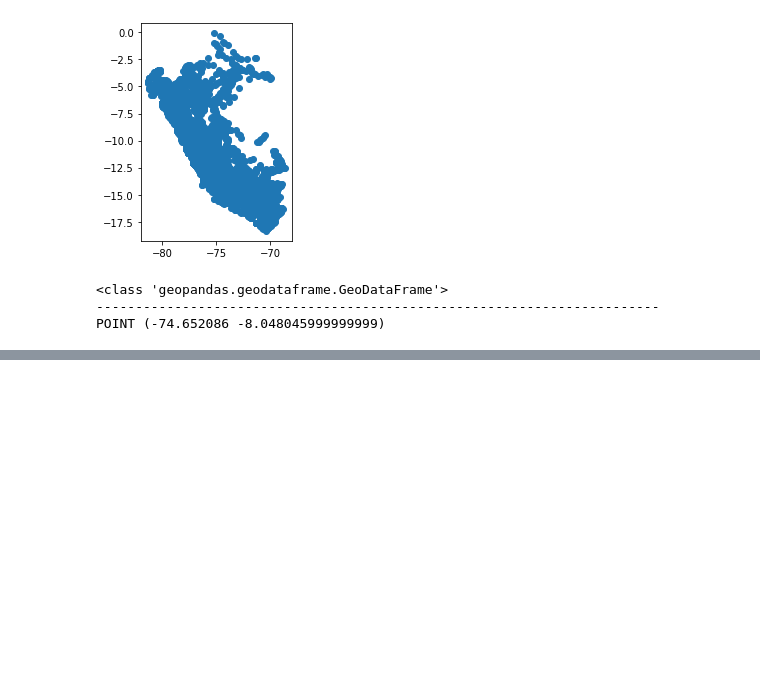
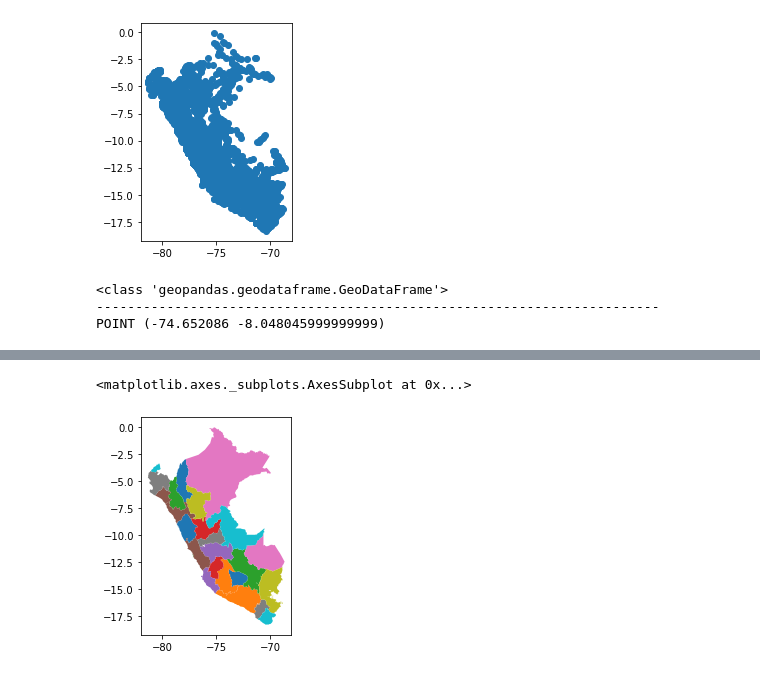
Before and after one commit to ambarja/python_intro, a Jupyter notebook: spatial/py_geopandas.ipynb, the cells around one changed output, grey strips where cells are left out. Drawn from its saved outputs; the diff is of its cells as text; code cells hidden in the pictures; blank space fills up the shorter version.

```diff
--- a/spatial/py_geopandas.ipynb
+++ b/spatial/py_geopandas.ipynb
@@ -156,0 +206,5 @@ POINT (-74.652086 -8.048045999999999)
+# %%
+gdf.plot(column = 'NOMBDEP')
+# %% [output]
+<matplotlib.axes._subplots.AxesSubplot at 0x...>
+[figure, added]
```
Also changed, not shown: parts of 16 cells of this notebook.
